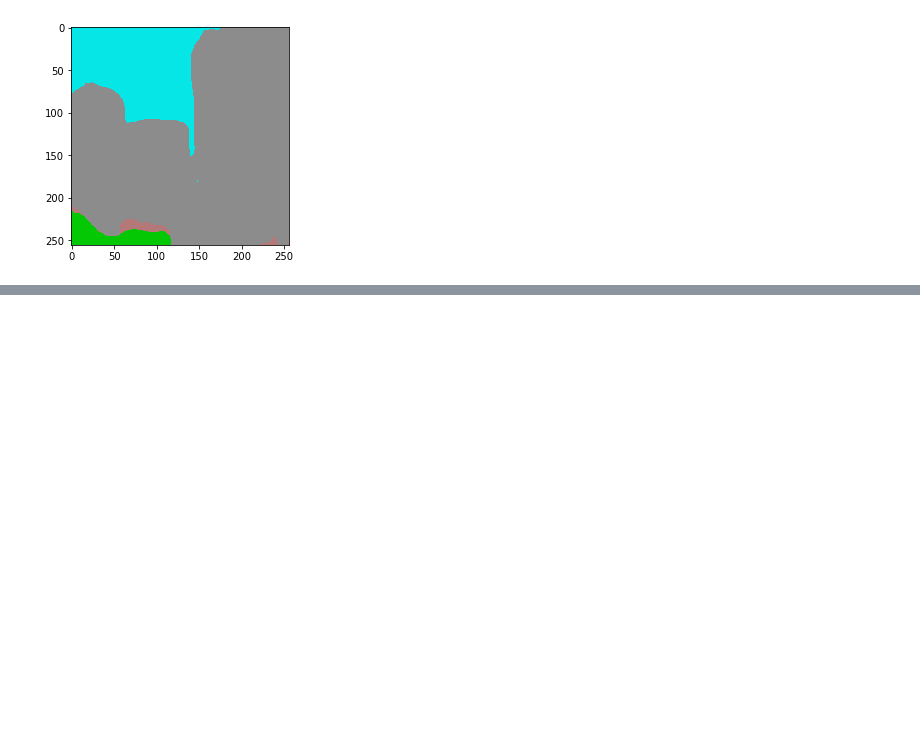
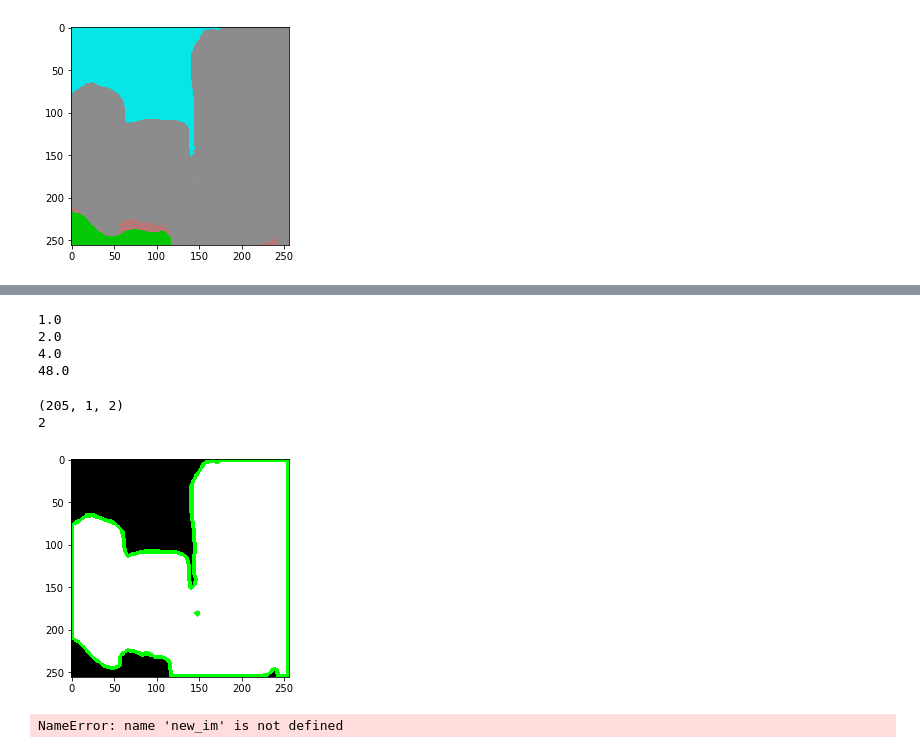
Before and after one commit to agathe-balayn/man_machine_image_privatisation, a Jupyter notebook: test_deeplab.ipynb, the cells around one changed output, grey strips where cells are left out. Drawn from its saved outputs; the diff is of its cells as text; code cells hidden in the pictures; blank space fills up the shorter version.

Commit message:
added post processing of deeplab outputs to polygons

```diff
--- a/test_deeplab.ipynb
+++ b/test_deeplab.ipynb
@@ -59,0 +141,41 @@ array([[ 2.,  2.,  2., ..., 48., 48., 48.],
+# %%
+new_im_dec, new_im_rgb = (create_mask_segments(predict))
+# %% [output]
+1.0
+2.0
+4.0
+48.0
+# %%
+from PIL import Image
+new_im1 = Image.fromarray(new_im_rgb[3].astype('uint8'))
+new_im1.save('test_mask_output.png')
+# %%
+new_im1_cv = cv.cvtColor(np.array(new_im1), cv.COLOR_RGB2BGR)
+imgray = cv.cvtColor(new_im1_cv, cv.COLOR_BGR2GRAY)
+ret, thresh = cv.threshold(imgray, 127, 255, 0)
+contours, hierarchy = cv.findContours(thresh, cv.RETR_TREE, cv.CHAIN_APPROX_SIMPLE)
+# %%
+import cv2 as cv
+im = cv.imread('test_mask_output.png')
+
+imgray = cv.cvtColor(im, cv.COLOR_BGR2GRAY)
+ret, thresh = cv.threshold(imgray, 127, 255, 0)
+contours, hierarchy = cv.findContours(thresh, cv.RETR_TREE, cv.CHAIN_APPROX_SIMPLE)
+# %%
+print(contours[0].shape)
+print(len(contours))
+# %% [output]
+(205, 1, 2)
+2
+# %%
+%matplotlib inline
+#The line above is necesary to show Matplotlib's plots inside a Jupyter Notebook
+from matplotlib import pyplot as plt
+plt.imshow(thresh)
+
+cv.drawContours(new_im1_cv, contours, -1, (0,255,0), 3)
+
+plt.imshow( new_im1_cv)
+plt.show()
+# %% [output]
+[figure, added]
@@ -60,3 +213,10 @@ array([[ 2.,  2.,  2., ..., 48., 48., 48.],
+# %%
+import numpy as np
+#test_im = np.zeros((256,256,3)) # Black. Ones make white
+plt.imshow(new_im[3])
+plt.show()
+# %% [output]
+NameError: name 'new_im' is not defined
 # %%
 # ADE dataset classes # numbered from 1!
 CLASSES = ("wall", "building, edifice", "sky", "floor, flooring", "tree",
```
Also changed, not shown: parts of 7 cells of this notebook, 2 other files.
